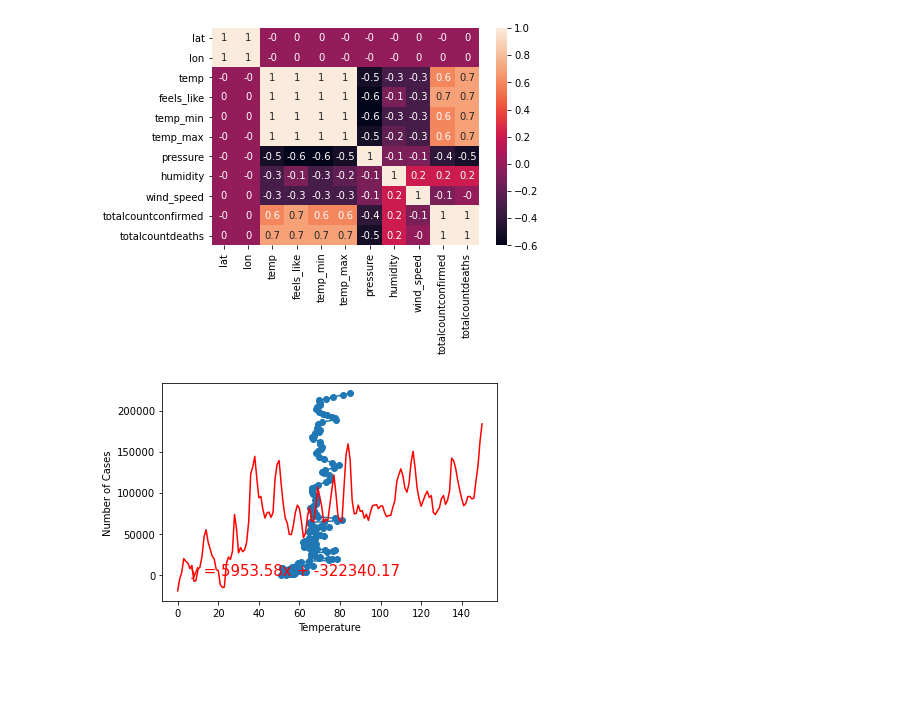
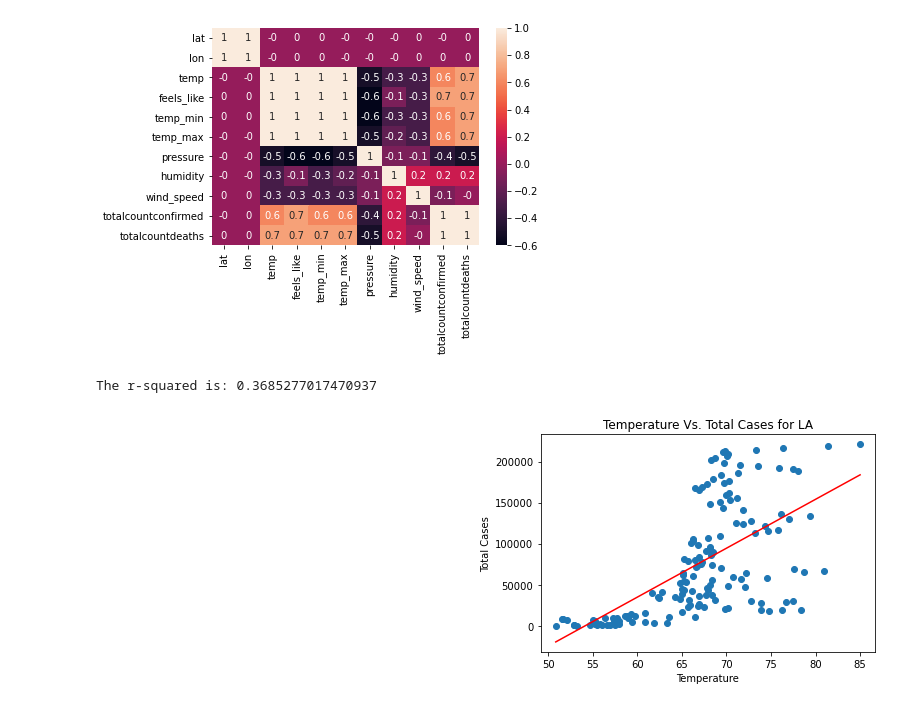
Before and after one commit to geneberry3/First_at_Bat_pratice, a Jupyter notebook: LA Case Data Graphs CP04Oct20.ipynb, the cells around one changed output. Saved outputs shown, nothing was run; the diff lists cells and outputs as text; code cells hidden in the pictures; blank space fills up the shorter version.

Commit message:
the coded reflects the changes to the graphs made.

```diff
--- a/LA Case Data Graphs CP04Oct20.ipynb
+++ b/LA Case Data Graphs CP04Oct20.ipynb
@@ -135,17 +152,20 @@ plt.savefig('Resources/heat_map_LA_data.jpg')
 # %% [output]
 [figure]
 # %%
-xvalue = total_case_data_LA['temp']
-cases = total_case_data_LA['totalcountconfirmed']
-(slope, intercept, rvalue, pvalue, stderr) = linregress(xvalue,cases)
-regress_values = xvalue * slope + intercept
+x_values = total_case_data_LA['temp']
+y_values = total_case_data_LA['totalcountconfirmed']
+(slope, intercept, rvalue, pvalue, stderr) = linregress(x_values, y_values)
+regress_values = x_values * slope + intercept
 line_eq = "y = " + str(round(slope,2)) + "x + " + str(round(intercept,2))
-plt.scatter(xvalue,cases)
-plt.plot(xvalue, cases,regress_values,"r-")
-plt.annotate(line_eq,(6,10),fontsize=15,color="red")
+plt.scatter(x_values, y_values)
+plt.plot(x_values,regress_values,"r-")
+plt.annotate(line_eq,(0,50),fontsize=15,color="red")
 plt.xlabel('Temperature')
-plt.ylabel('Number of Cases')
-plt.savefig('Resources/Cases_vs_Temperature_for_LA_lineregression.jpg')
+plt.ylabel('Total Cases')
+plt.title('Temperature Vs. Total Cases for LA')
+plt.savefig('Resources/Temperature_vs_Cases_for_LA_line_regress.jpg')
+print(f"The r-squared is: {rvalue**2}")
 plt.show()
 # %% [output]
+The r-squared is: 0.3685277017470937
-[figure, old version]
+[figure, new version]
```
Also changed, not shown: parts of 1 cell of this notebook, 1 other file.
